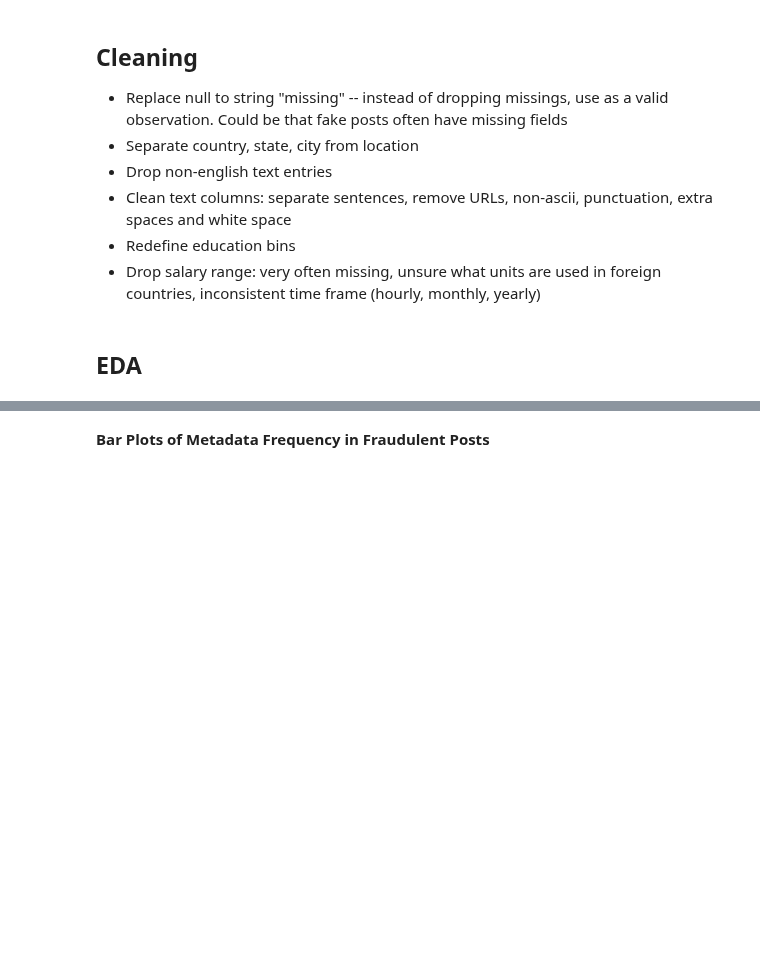
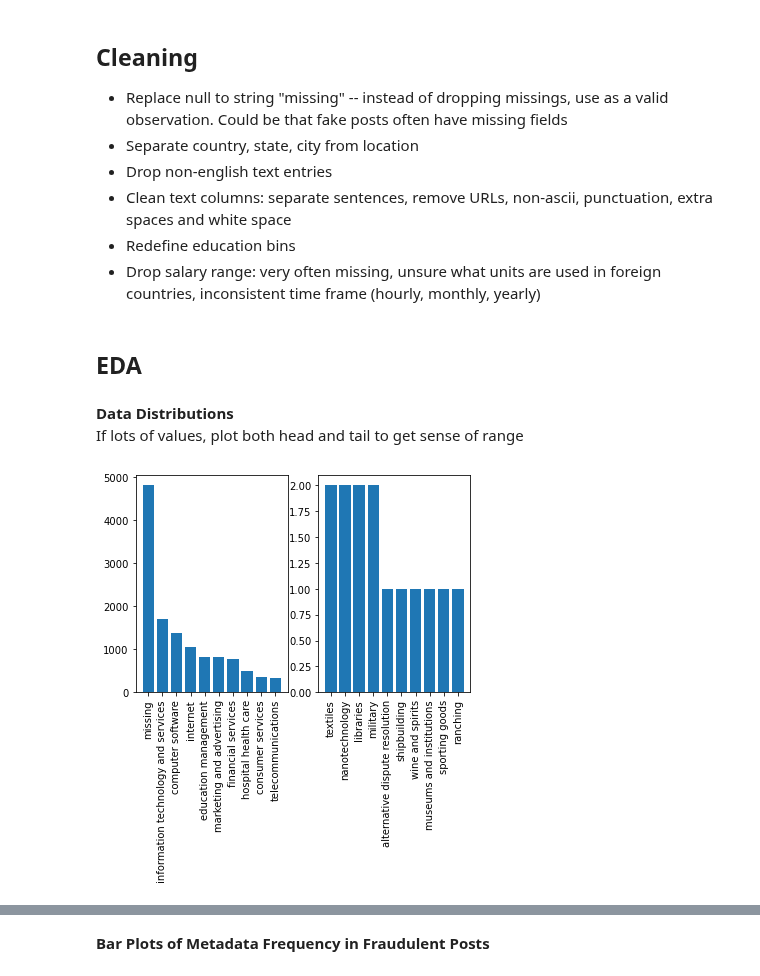
Before and after one commit to anuragkumar/fake-job-posting-prediction, a Jupyter notebook: fake_job_postings.ipynb, the cells around one changed output, grey strips where cells are left out. Cells and saved outputs as stored; diff of their text form; code cells hidden in the pictures; blank space fills up the shorter version.

Commit message:
distribution eda, preliminary lasso (nums wrong)

```diff
--- a/fake_job_postings.ipynb
+++ b/fake_job_postings.ipynb
@@ -89,3 +94,28 @@ del df['salary_range']
 ## EDA
 # %%
 df.fraudulent = pd.to_numeric(df.fraudulent)
+# %% [markdown]
+__Data Distributions__
+If lots of values, plot both head and tail to get sense of range
+# %%
+def hist_plt(col, tail = False):
+
+    if tail:
+        f, (ax1, ax2) = plt.subplots(1, 2, sharey=False)
+        num = 10
+    else:
+        f, ax1 = plt.subplots()
+        num = 1000
+
+    head = df[col].value_counts().head(num)
+    ax1.bar(head.index, head)
+    ax1.set_xticklabels(labels = head.index, rotation=90)
+
+    if tail:
+        tail = df[col].value_counts().tail(10)
+        ax2.bar(tail.index, tail)
+        ax2.set_xticklabels(labels = tail.index, rotation=90)
+# %%
+hist_plt('industry', tail = True)
+# %% [output]
+[figure, added]
```
Also changed, not shown: parts of 28 cells of this notebook.
